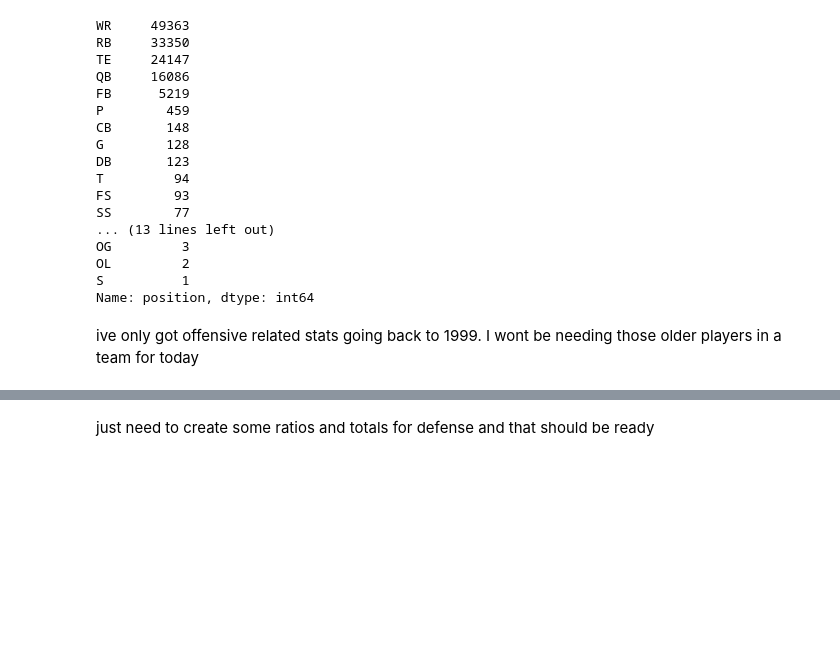
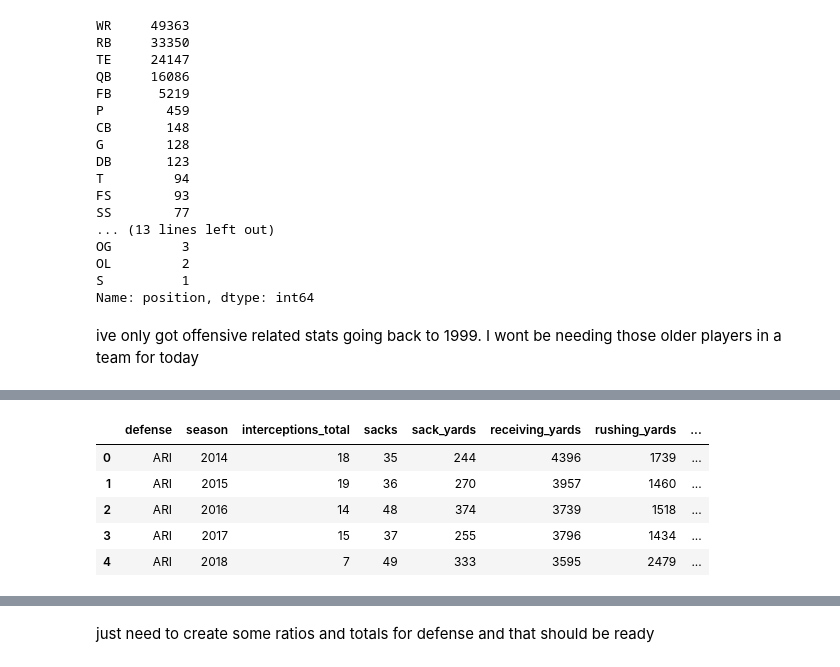
Before and after one commit to DBAfox/Team-USA-Football, a Jupyter notebook: NFL Dream Team.ipynb, the cells around one changed output, grey strips where cells are left out. Drawn from its saved outputs; the diff is of its cells as text; code cells hidden in the pictures; blank space fills up the shorter version.

```diff
--- a/NFL Dream Team.ipynb
+++ b/NFL Dream Team.ipynb
@@ -153,3 +102,47 @@ defense_df.head()
+# %%
+# Define a function to handle grouping, summing, renaming, and filling NaNs
+def process_stat(stat_df, stat_name, new_name=None):
+    if new_name is None:
+        new_name = stat_name
+    grouped_data = stat_df.groupby(['opponent_team', 'season'])[stat_name].sum().reset_index()
+    grouped_data.rename(columns={'opponent_team': 'defense', stat_name: new_name}, inplace=True)
+    grouped_data.fillna(0, inplace=True)
+    return grouped_data
+
+# List of statistics to process
+stats_to_process = [
+    ('interceptions', 'interceptions_total'),
+    ('sacks', 'sacks'),
+    ('sack_yards', 'sack_yards'),
+    ('receiving_yards', 'receiving_yards'),
+    ('rushing_yards', 'rushing_yards'),
+    ('rushing_tds', 'rushing_tds'),
+    ('receiving_tds', 'receiving_tds'),
+    ('sack_fumbles', 'sack_fumbles'),
+    ('rushing_fumbles', 'rushing_fumbles'),
+    ('receiving_fumbles', 'receiving_fumbles'),
+    ('sack_fumbles_lost', 'sack_fumbles_recovered'),
+    ('rushing_fumbles_lost', 'rushing_fumbles_recovered'),
+    ('receiving_fumbles_lost', 'receiving_fumbles_recovered')
+]
+
+# Process each stat and store in a list of DataFrames
+processed_stats = [process_stat(stats_df, stat, new_name) for stat, new_name in stats_to_process]
+
+# Merge all DataFrames on 'defense' and 'season'
+defense_df = processed_stats[0]
+for df in processed_stats[1:]:
+    defense_df = pd.merge(defense_df, df, on=['defense', 'season'], how='outer')
+
+# Display the resulting DataFrame
+defense_df.head()
+# %% [output]
+|  | defense | season | interceptions_total | sacks | sack_yards | receiving_yards | rushing_yards | ... |
+| 0 | ARI | 2014 | 18 | 35 | 244 | 4396 | 1739 | ... |
+| 1 | ARI | 2015 | 19 | 36 | 270 | 3957 | 1460 | ... |
+| 2 | ARI | 2016 | 14 | 48 | 374 | 3739 | 1518 | ... |
+| 3 | ARI | 2017 | 15 | 37 | 255 | 3796 | 1434 | ... |
+| 4 | ARI | 2018 | 7 | 49 | 333 | 3595 | 2479 | ... |
 # %%
 defense_df.info()
 # %% [output]
```
Also changed, not shown: parts of 16 cells of this notebook.
